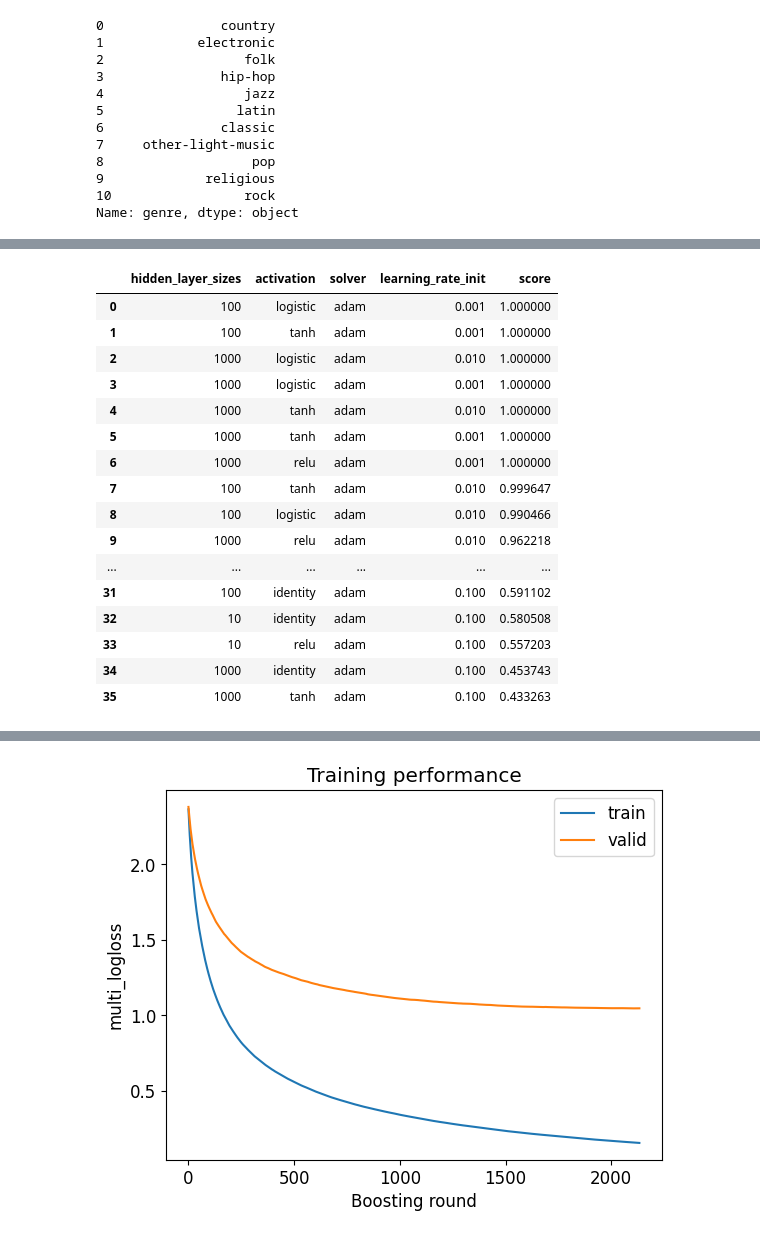
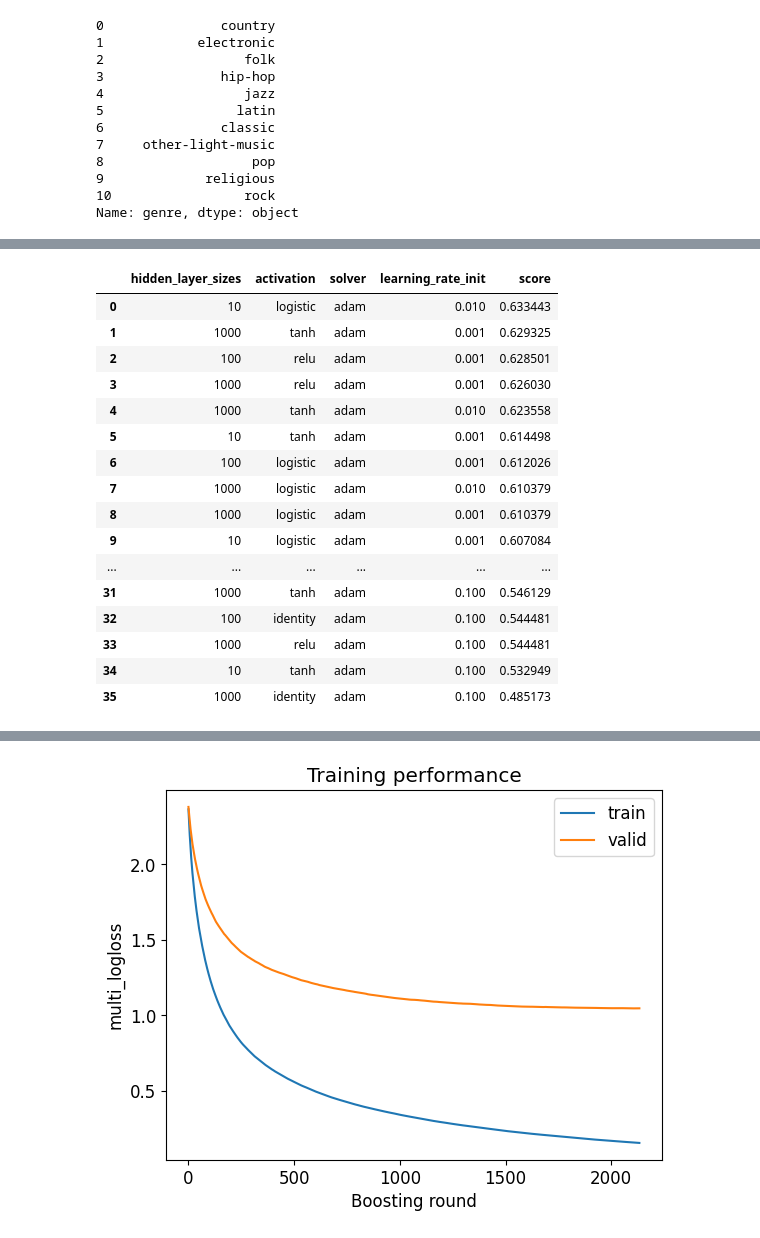
Before and after one commit to ihpolyphe/Kaggle, a Jupyter notebook: 06_classification_music/pretreatment_baseline.ipynb, the cells around one changed output, grey strips where cells are left out. Saved outputs shown, nothing was run; the diff lists cells and outputs as text; code cells hidden in the pictures.

```diff
--- a/06_classification_music/pretreatment_baseline.ipynb
+++ b/06_classification_music/pretreatment_baseline.ipynb
@@ -600,7 +600,7 @@ one_rest_f1_final = 0.0
 normal_f1_final = 0.0
 one_rest_f1_linear_final = 0.0
 normal_f1_linear_final = 0.0
-for C in [0.01, 1, 100]:
+for C in [0.1, 1, 10]:
    for ganmma in [0.1, 1, 10]:
       # RBF
       # One-versus-the-restによる分類
@@ -885,39 +880,41 @@ ValueError: Length mismatch: Expected axis has 4046 elements, new values have 11
 # %%
 # 計算に2〜３分かかります。
 results = []
 for hidden_layer_sizes in [10, 100, 1000]:
     for solver in ['adam']:
         for activation in ['identity', 'logistic', 'tanh', 'relu']:
             for learning_rate_init in [0.1, 0.01, 0.001]:
                 clf = MLPClassifier(max_iter=10000,
                        hidden_layer_sizes=(hidden_layer_sizes,),
                        activation=activation, solver=solver,
                        learning_rate_init=learning_rate_init)
                 clf.fit(X_train, y_train)
-                score = clf.score(X_train, y_train)
+                pred_y = clf.predict(X_valid)
+                # score = clf.score(X_train, y_train)
+                score = f1_score(y_valid, pred_y, average="micro")
                 results.append([hidden_layer_sizes, activation,
                        solver, learning_rate_init, score])
 pd.DataFrame([dat for dat in sorted(results, key=lambda f: f[4],
             reverse=True)], columns=["hidden_layer_sizes",
             "activation", "solver", "learning_rate_init", "score"])
 # %% [output]
 |  | hidden_layer_sizes | activation | solver | learning_rate_init | score |
-| 0 | 100 | logistic | adam | 0.001 | 1.000000 |
-| 1 | 100 | tanh | adam | 0.001 | 1.000000 |
-| 2 | 1000 | logistic | adam | 0.010 | 1.000000 |
-| 3 | 1000 | logistic | adam | 0.001 | 1.000000 |
-| 4 | 1000 | tanh | adam | 0.010 | 1.000000 |
-| 5 | 1000 | tanh | adam | 0.001 | 1.000000 |
-| 6 | 1000 | relu | adam | 0.001 | 1.000000 |
-| 7 | 100 | tanh | adam | 0.010 | 0.999647 |
-| 8 | 100 | logistic | adam | 0.010 | 0.990466 |
-| 9 | 1000 | relu | adam | 0.010 | 0.962218 |
+| 0 | 10 | logistic | adam | 0.010 | 0.633443 |
+| 1 | 1000 | tanh | adam | 0.001 | 0.629325 |
+| 2 | 100 | relu | adam | 0.001 | 0.628501 |
+| 3 | 1000 | relu | adam | 0.001 | 0.626030 |
+| 4 | 1000 | tanh | adam | 0.010 | 0.623558 |
+| 5 | 10 | tanh | adam | 0.001 | 0.614498 |
+| 6 | 100 | logistic | adam | 0.001 | 0.612026 |
+| 7 | 1000 | logistic | adam | 0.010 | 0.610379 |
+| 8 | 1000 | logistic | adam | 0.001 | 0.610379 |
+| 9 | 10 | logistic | adam | 0.001 | 0.607084 |
 | ... | ... | ... | ... | ... | ... |
-| 31 | 100 | identity | adam | 0.100 | 0.591102 |
-| 32 | 10 | identity | adam | 0.100 | 0.580508 |
-| 33 | 10 | relu | adam | 0.100 | 0.557203 |
-| 34 | 1000 | identity | adam | 0.100 | 0.453743 |
-| 35 | 1000 | tanh | adam | 0.100 | 0.433263 |
+| 31 | 1000 | tanh | adam | 0.100 | 0.546129 |
+| 32 | 100 | identity | adam | 0.100 | 0.544481 |
+| 33 | 1000 | relu | adam | 0.100 | 0.544481 |
+| 34 | 10 | tanh | adam | 0.100 | 0.532949 |
+| 35 | 1000 | identity | adam | 0.100 | 0.485173 |
 # %%
 # lghtGBMのグリッドサーチ
 ## それぞれのハイパラをサーチすることでひとまずパラメータの当たり付けを行う。
```
Also changed, not shown: parts of 6 cells of this notebook, 2 other files.
